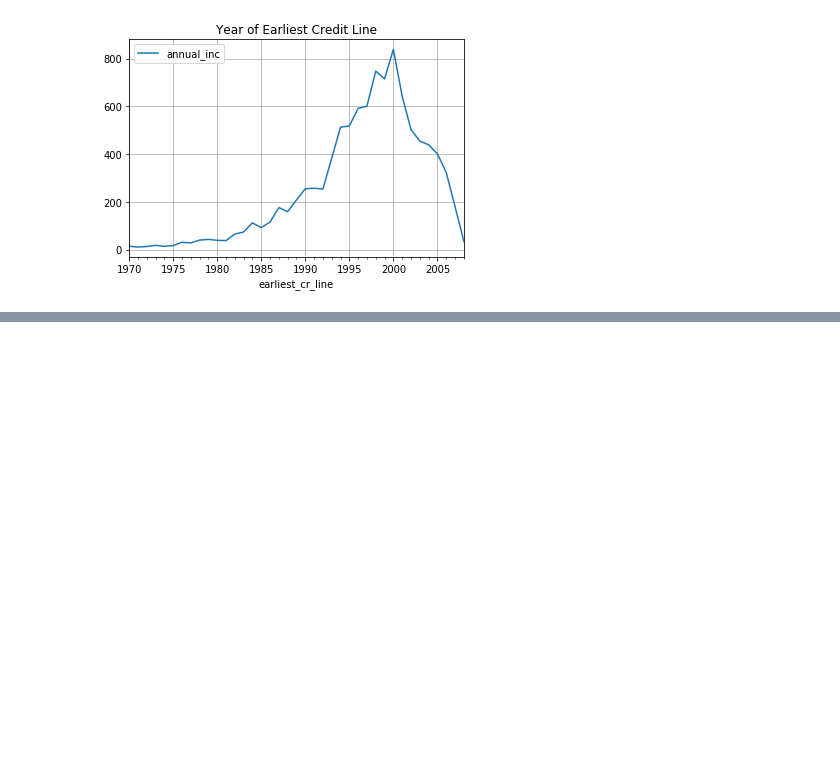
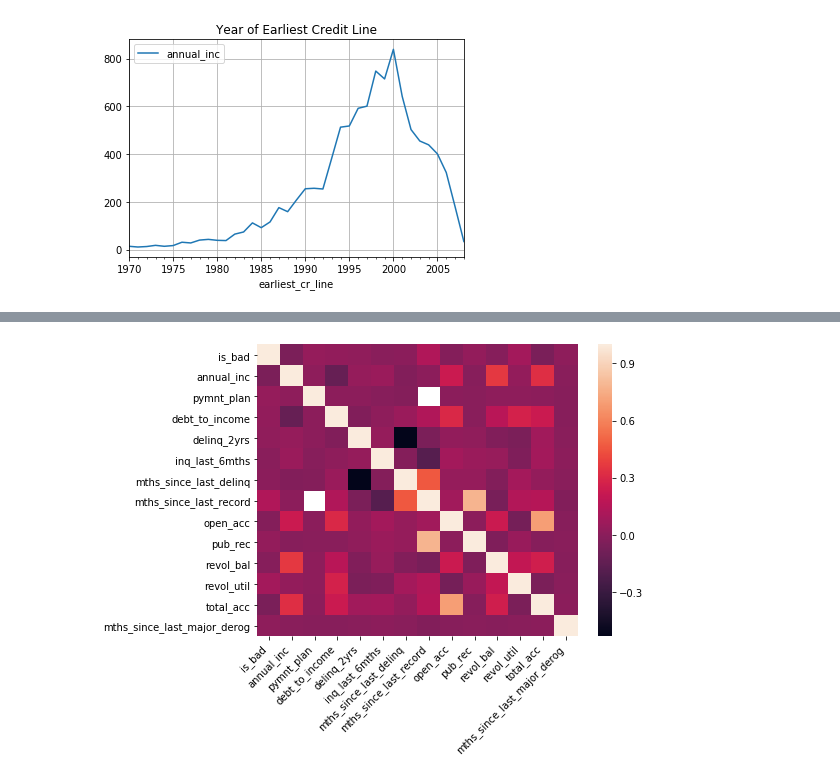
Before and after one commit to bethanymbaker/arch, a Jupyter notebook: notebooks/MavenWave.ipynb, the cells around one changed output, grey strips where cells are left out. Cells and saved outputs as stored; diff of their text form; code cells hidden in the pictures; blank space fills up the shorter version.

```diff
--- a/notebooks/MavenWave.ipynb
+++ b/notebooks/MavenWave.ipynb
@@ -133,6 +199,9 @@ print(obj_cols_to_use)
 # %%
 plt.figure(figsize=(8, 6))
-corr = df.select_dtypes(include=[np.number, bool]).drop(columns=['collections_12_mths_ex_med']).corr()
-sns.heatmap(corr, annot=False, cmap=plt.cm.Reds)
+corr = df.select_dtypes(include=[np.number, bool]).corr()
+# sns.heatmap(corr, annot=False, cmap=plt.cm.Reds)
+sns.heatmap(corr, annot=False)
 plt.xticks(rotation=45, ha='right')
 plt.gcf().tight_layout()
+# %% [output]
+[figure, added]
```
Also changed, not shown: parts of 18 cells of this notebook.
